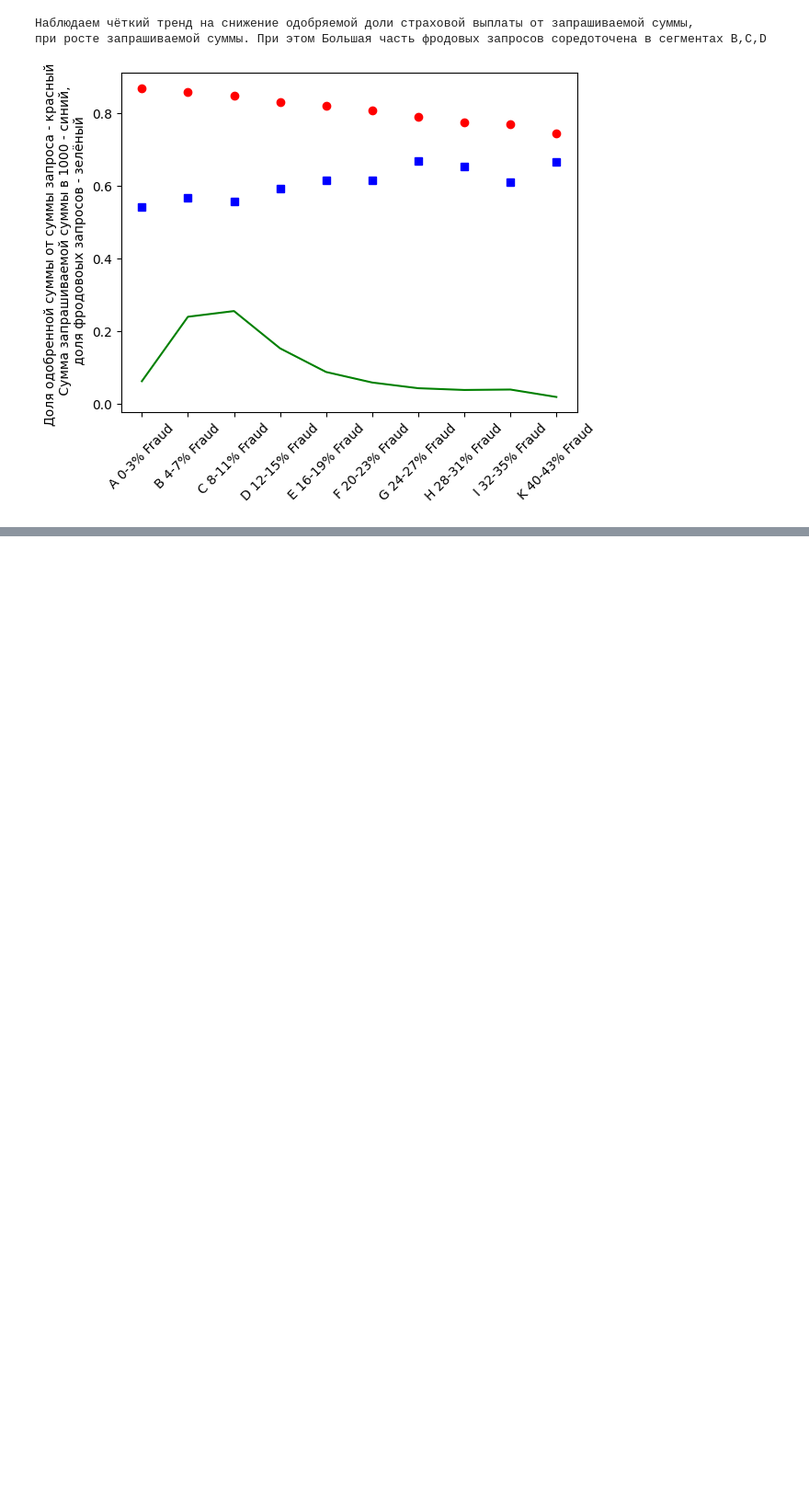
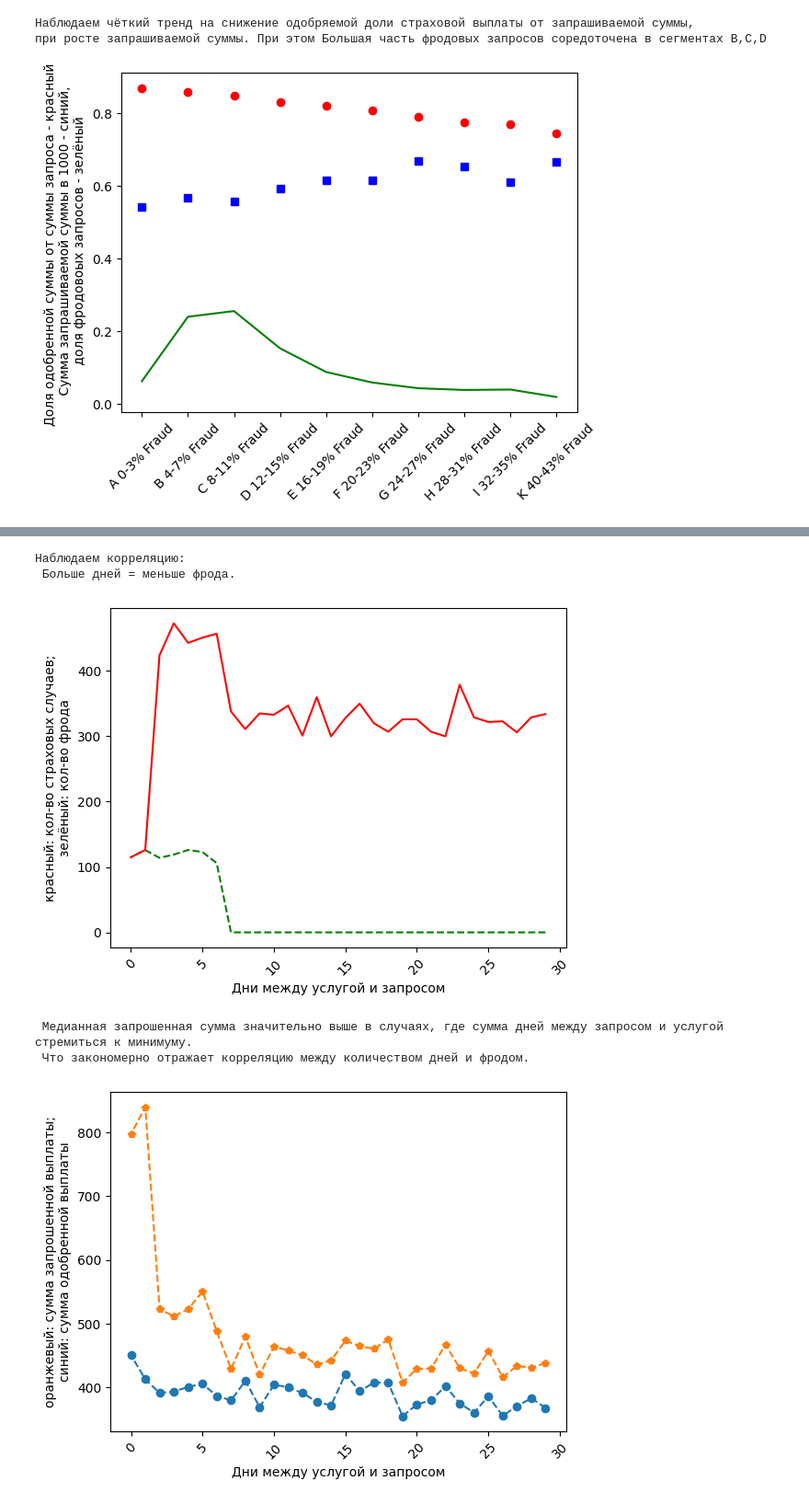
Before and after one commit to MLHe1d/HeathCareFraudDetecting, a Jupyter notebook: preparing.ipynb, the cells around one changed output, grey strips where cells are left out. Shown at 92% size. Saved outputs shown, nothing was run; the diff lists cells and outputs as text; code cells hidden in the pictures; blank space fills up the shorter version.

```diff
--- a/preparing.ipynb
+++ b/preparing.ipynb
@@ -153,3 +148,9 @@ plt.show()
 Наблюдаем чёткий тренд на снижение одобряемой доли страховой выплаты от запрашиваемой суммы,
 при росте запрашиваемой суммы. При этом Большая часть фродовых запросов соредоточена в сегментах B,C,D
 [figure]
+# %%
+DBSaC_medianAmount = df.pivot_table(index='Days_Between_Service_and_Claim',  values=['Claim_Amount','Approved_Amount'], aggfunc= 'median').sort_index(ascending = False)
+DBSaC_and_fraud = df.pivot_table(index='Days_Between_Service_and_Claim',  values=['Is_Fraud','all'], aggfunc= 'sum').sort_index(ascending = False)
+DBSaC_and_fraud = pd.merge(DBSaC_and_fraud,DBSaC_medianAmount, on='Days_Between_Service_and_Claim')
+DBSaC_and_fraud['%ApprovedAmount'] = DBSaC_and_fraud['Approved_Amount']/DBSaC_and_fraud['Claim_Amount']
+DBSaC_and_fraud
@@ -155,0 +176,24 @@ plt.show()
+# %%
+plt.figure()
+plt.subplot(111)
+plt.plot(DBSaC_and_fraud['Is_Fraud'],'g--',DBSaC_and_fraud['all'],'r')
+plt.ylabel('красный: кол-во страховых случаев;\nзелёный: кол-во фрода')
+plt.xlabel('Дни между услугой и запросом')
+plt.xticks(rotation=45)
+print('\nНаблюдаем корреляцию:\n Больше дней = меньше фрода.')
+plt.show()
+
+plt.subplot(111)
+plt.plot(DBSaC_and_fraud['Approved_Amount'],'o--',DBSaC_and_fraud['Claim_Amount'],'p--')
+plt.ylabel('оранжевый: сумма запрошенной выплаты;\nсиний: сумма одобренной выплаты')
+plt.xlabel('Дни между услугой и запросом')
+plt.xticks(rotation=45)
+print('\n Медианная запрошенная сумма значительно выше в случаях, где сумма дней между запросом и услугой стремиться к минимуму.\n Что закономерно отражает корреляцию между количеством дней и фродом.')
+plt.show()
+# %% [output]
+Наблюдаем корреляцию:
+ Больше дней = меньше фрода.
+[figure, added]
+ Медианная запрошенная сумма значительно выше в случаях, где сумма дней между запросом и услугой стремиться к минимуму.
+ Что закономерно отражает корреляцию между количеством дней и фродом.
+[figure, added]
```
Also changed, not shown: parts of 5 cells of this notebook, 1 other file.
